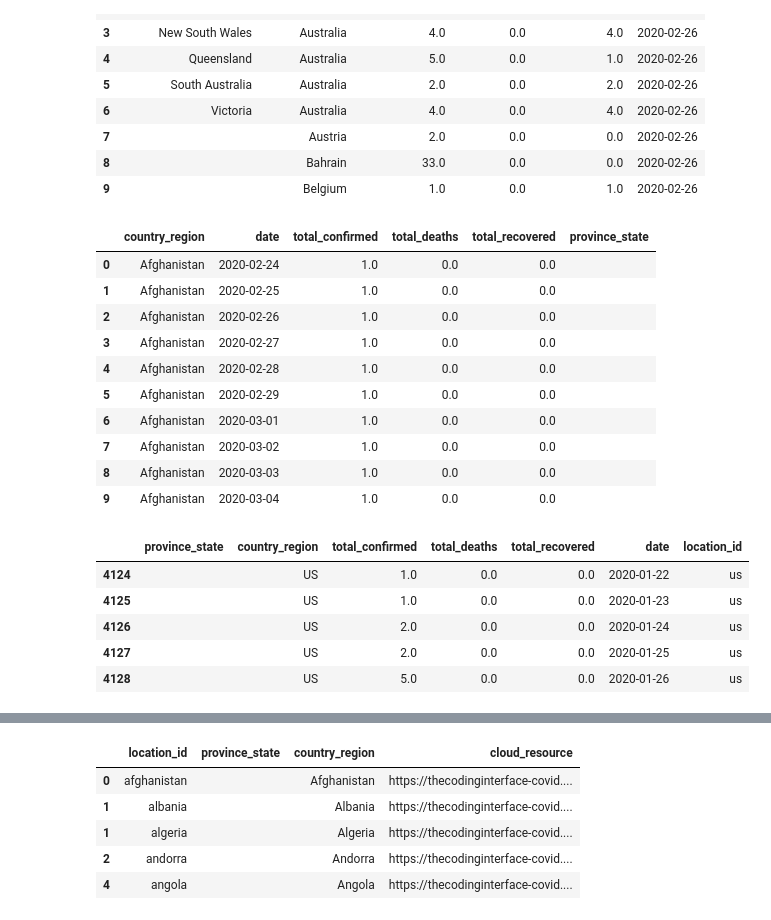
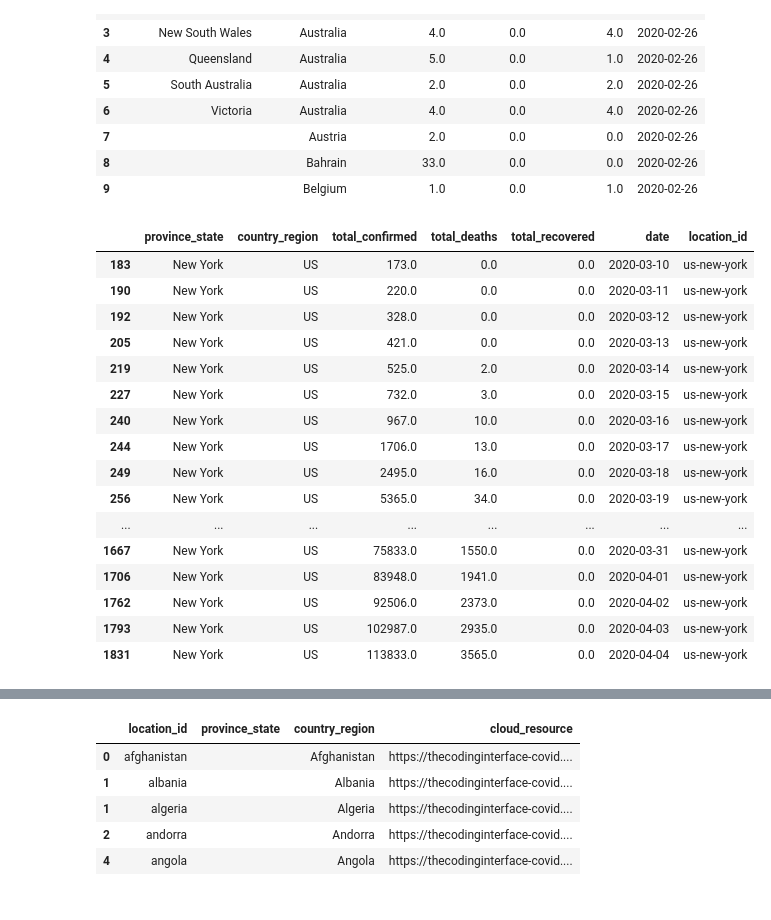
Before and after one commit to amcquistan/covid_analysis, a Jupyter notebook: JHU_data_wrangler.ipynb, the cells around one changed output, grey strips where cells are left out. Drawn from its saved outputs; the diff is of its cells as text; code cells hidden in the pictures.

Commit message:
updates for county

```diff
--- a/JHU_data_wrangler.ipynb
+++ b/JHU_data_wrangler.ipynb
@@ -122,13 +84,13 @@ locations_df[locations_df.country_region == 'US'].sort_values('province_state')
 # constructing country specific case data sets
 # %%
 # build list of daily csv files
-confirmed_series_dir = os.path.join(
+daily_series_dir = os.path.join(
     DATA_DIR,
     'csse_covid_19_data',
     'csse_covid_19_daily_reports'
 )
 daily_csv_files = [file_name
-                   for file_name in os.listdir(confirmed_series_dir)
+                   for file_name in os.listdir(daily_series_dir)
                    if file_name.endswith('csv')]
 daily_csv_files[:5]
 # %% [output]
@@ -162,7 +124,7 @@ colunns_of_interest = [
 ]
 
 for file_name in daily_csv_files:
-    file_path = os.path.join(confirmed_series_dir, file_name)
+    file_path = os.path.join(daily_series_dir, file_name)
     day_df = pd.read_csv(file_path)
 
     # Province_State and Country_Region replaced column names Province/State
@@ -193,7 +155,18 @@ for file_name in daily_csv_files:
         import pdb; pdb.set_trace()
         sys.exit(0)
 
-    day_df = day_df[colunns_of_interest]
+    whole_country_df = day_df[colunns_of_interest].groupby(['country_region']).sum()
+    whole_country_df = whole_country_df.reset_index()
+    whole_country_df['province_state'] = [''] * whole_country_df.shape[0]
+
+    if 'Admin2' in day_df.columns:
+        county_df = day_df[day_df.Admin2 != '']
+        county_df['province_state'] = county_df.Admin2 + ', ' + county_df.province_state
+        day_df = pd.concat([day_df[colunns_of_interest], county_df[colunns_of_interest], whole_country_df])
+    else:
+        day_df = pd.concat([day_df[colunns_of_interest], whole_country_df])
+
+#     day_df = day_df[colunns_of_interest]
 
     # increased granularity by neighborhood was added in Admin2 column 03-24-2020
     # but only want granularity down to province_region so collapse down and aggregate
@@ -220,39 +193,38 @@ daily_df.head(10)
 | 8 |  | Bahrain | 33.0 | 0.0 | 0.0 | 2020-02-26 |
 | 9 |  | Belgium | 1.0 | 0.0 | 1.0 | 2020-02-26 |
 # %%
-whole_country_df = daily_df.groupby(['country_region', 'date']).sum()
-whole_country_df = whole_country_df.reset_index()
-whole_country_df['province_state'] = [''] * whole_country_df.shape[0]
-whole_country_df.head(10)
+# whole_country_df = daily_df.groupby(['country_region', 'date']).sum()
+# whole_country_df = whole_country_df.reset_index()
+# whole_country_df['province_state'] = [''] * whole_country_df.shape[0]
+# whole_country_df.head(10)
-# %% [output]
-|  | country_region | date | total_confirmed | total_deaths | total_recovered | province_state |
-| 0 | Afghanistan | 2020-02-24 | 1.0 | 0.0 | 0.0 |  |
-| 1 | Afghanistan | 2020-02-25 | 1.0 | 0.0 | 0.0 |  |
-| 2 | Afghanistan | 2020-02-26 | 1.0 | 0.0 | 0.0 |  |
-| 3 | Afghanistan | 2020-02-27 | 1.0 | 0.0 | 0.0 |  |
-| 4 | Afghanistan | 2020-02-28 | 1.0 | 0.0 | 0.0 |  |
-| 5 | Afghanistan | 2020-02-29 | 1.0 | 0.0 | 0.0 |  |
-| 6 | Afghanistan | 2020-03-01 | 1.0 | 0.0 | 0.0 |  |
-| 7 | Afghanistan | 2020-03-02 | 1.0 | 0.0 | 0.0 |  |
-| 8 | Afghanistan | 2020-03-03 | 1.0 | 0.0 | 0.0 |  |
-| 9 | Afghanistan | 2020-03-04 | 1.0 | 0.0 | 0.0 |  |
 # %%
-daily_df = pd.concat([daily_df, whole_country_df])
+# daily_df = pd.concat([daily_df, whole_country_df])
 daily_df = daily_df.drop_duplicates()
 locations = zip(daily_df.country_region.values, daily_df.province_state.values)
 daily_df['location_id'] = [slugify_location(country_region, province_state)
                            for country_region, province_state in locations]
 
 # sort by country_region, province_state, date
 daily_df = daily_df.sort_values(['country_region', 'province_state', 'date'])
-daily_df[(daily_df.country_region == 'US') & (daily_df.province_state == '')].head()
+daily_df[(daily_df.country_region == 'US') & (daily_df.province_state == 'New York')]
 # %% [output]
 |  | province_state | country_region | total_confirmed | total_deaths | total_recovered | date | location_id |
-| 4124 |  | US | 1.0 | 0.0 | 0.0 | 2020-01-22 | us |
-| 4125 |  | US | 1.0 | 0.0 | 0.0 | 2020-01-23 | us |
-| 4126 |  | US | 2.0 | 0.0 | 0.0 | 2020-01-24 | us |
-| 4127 |  | US | 2.0 | 0.0 | 0.0 | 2020-01-25 | us |
-| 4128 |  | US | 5.0 | 0.0 | 0.0 | 2020-01-26 | us |
+| 183 | New York | US | 173.0 | 0.0 | 0.0 | 2020-03-10 | us-new-york |
+| 190 | New York | US | 220.0 | 0.0 | 0.0 | 2020-03-11 | us-new-york |
+| 192 | New York | US | 328.0 | 0.0 | 0.0 | 2020-03-12 | us-new-york |
+| 205 | New York | US | 421.0 | 0.0 | 0.0 | 2020-03-13 | us-new-york |
+| 219 | New York | US | 525.0 | 2.0 | 0.0 | 2020-03-14 | us-new-york |
+| 227 | New York | US | 732.0 | 3.0 | 0.0 | 2020-03-15 | us-new-york |
+| 240 | New York | US | 967.0 | 10.0 | 0.0 | 2020-03-16 | us-new-york |
+| 244 | New York | US | 1706.0 | 13.0 | 0.0 | 2020-03-17 | us-new-york |
+| 249 | New York | US | 2495.0 | 16.0 | 0.0 | 2020-03-18 | us-new-york |
+| 256 | New York | US | 5365.0 | 34.0 | 0.0 | 2020-03-19 | us-new-york |
+| ... | ... | ... | ... | ... | ... | ... | ... |
+| 1667 | New York | US | 75833.0 | 1550.0 | 0.0 | 2020-03-31 | us-new-york |
+| 1706 | New York | US | 83948.0 | 1941.0 | 0.0 | 2020-04-01 | us-new-york |
+| 1762 | New York | US | 92506.0 | 2373.0 | 0.0 | 2020-04-02 | us-new-york |
+| 1793 | New York | US | 102987.0 | 2935.0 | 0.0 | 2020-04-03 | us-new-york |
+| 1831 | New York | US | 113833.0 | 3565.0 | 0.0 | 2020-04-04 | us-new-york |
 # %%
 # get totals per location
 max_date = daily_df.date.max()
```
Also changed, not shown: parts of 13 cells of this notebook, 3 other files.
